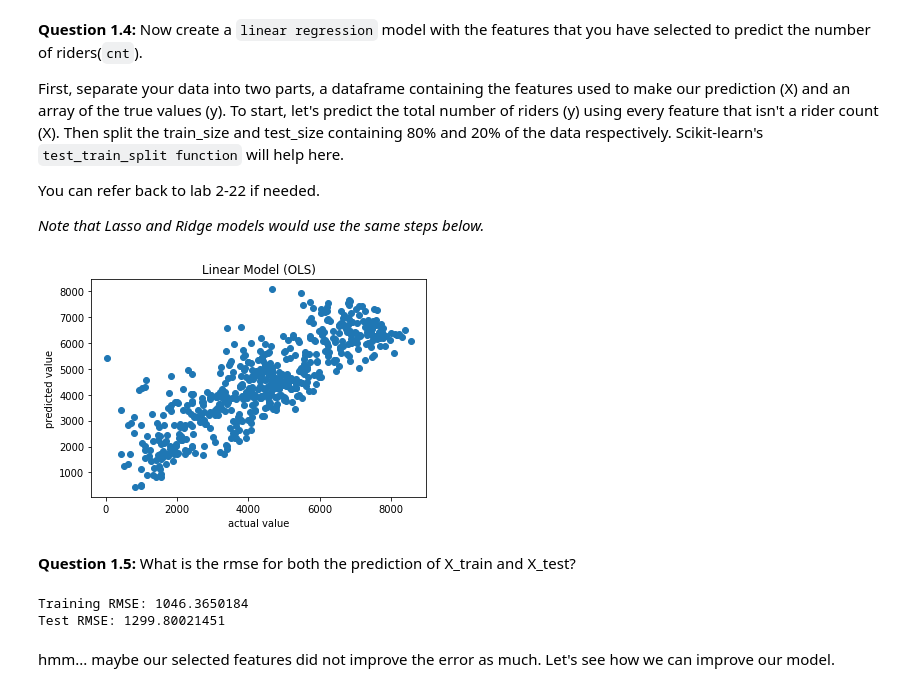
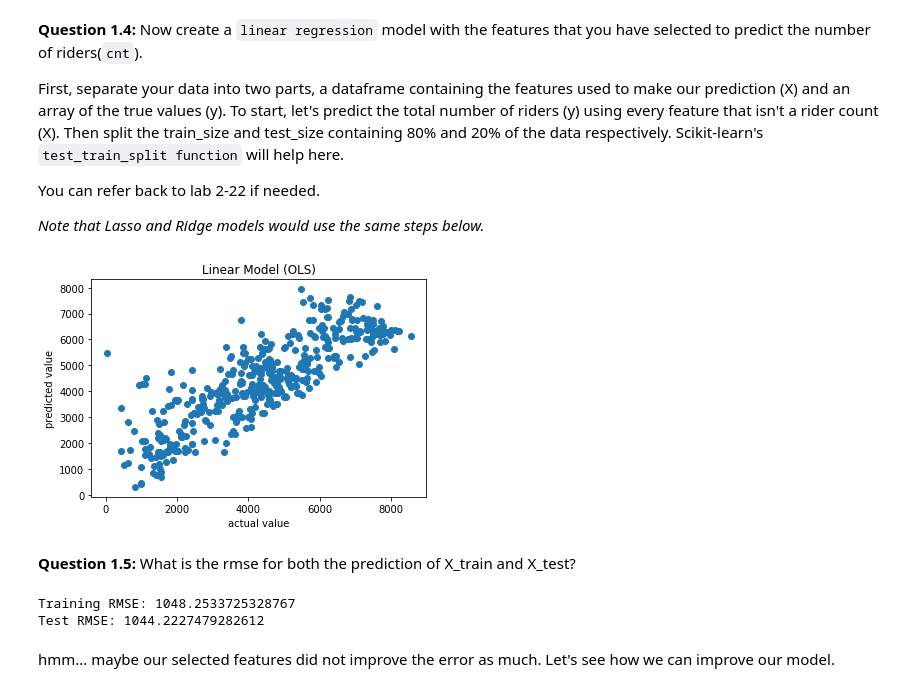
Before and after one commit to ds-modules/LEGALST-190, a Jupyter notebook: labs/4-17/4-17_Feature_Selection_SOLUTIONS.ipynb, the cells around one changed output. Saved outputs shown, nothing was run; the diff lists cells and outputs as text; code cells hidden in the pictures.

Commit message:
add validation split, rmv duplicate test-train splits

```diff
--- a/labs/4-17/4-17_Feature_Selection_SOLUTIONS.ipynb
+++ b/labs/4-17/4-17_Feature_Selection_SOLUTIONS.ipynb
@@ -73,10 +73,13 @@ y = bike['cnt']
 # set the random seed
 np.random.seed(10)
 
-# split the data with a 0.80 and 0.20 proportion respectively for train size and test size
+# split the data with 0.20 proportion for test size
 # train_test_split returns 4 values: X_train, X_test, y_train, y_test
-X_train, X_test, y_train, y_test = train_test_split(X, y,
+X, X_test, y, y_test = train_test_split(X, y,
                                                     train_size=0.80, test_size=0.20)
+# split the remaining data with 0.75 proportion for train size and 0.25 for validation size
+X_train, X_val, y_train, y_val = train_test_split(X, y,
+                                                    train_size=0.75, test_size=0.25)
 
 # create a linear regression model
 first_model_reg = LinearRegression()
@@ -87,8 +90,8 @@ first_model = first_model_reg.fit(X_train, y_train)
 #predict X_train using your model
 first_pred = first_model.predict(X_train)
 
-#predict X_test using your model
-test_pred = first_model.predict(X_test)
+#predict X_val using your model
+val_pred = first_model.predict(X_val)
 # %% [markdown]
 In order to check the error between the predicted values and the actual values, I have defined the root mean square error for you. Recall that the equation is the mean squared error of a predicted set of values.
 # %%
@@ -142,53 +145,43 @@ First, separate your data into two parts, a dataframe containing the features us
 You can refer back to lab 2-22 if needed.
 
 *Note that Lasso and Ridge models would use the same steps below.*
-# %%
-# the features used to predict riders
-X = bike[features]
-
-# the number of riders
-y = bike['cnt']
-
-# set the random seed
-np.random.seed(10)
-
-# split the data
-# train_test_split returns 4 values: X_train, X_test, y_train, y_test
-X_train, X_test, y_train, y_test = train_test_split(X, y,
-                                                    train_size=0.80, test_size=0.20)
+# %%
+# the features used to predict riders
+X_train_my_feats = X_train[features]
+X_val_my_feats = X_val[features]
 # %%
 lin_reg = LinearRegression()
 
 # fit the model
-lin_model = lin_reg.fit(X_train, y_train)
+lin_model = lin_reg.fit(X_train_my_feats, y_train)
 # %%
 # predict the number of riders
 
-lin_pred = lin_model.predict(X_train)
+lin_pred = lin_model.predict(X_train_my_feats)
 
 # plot the residuals on a scatter plot
 plt.scatter(y_train, lin_pred)
 
 plt.title('Linear Model (OLS)')
 plt.xlabel('actual value')
 plt.ylabel('predicted value')
 plt.show()
 # %% [output]
-[figure, old version]
+[figure, new version]
 # %% [markdown]
 **Question 1.5:** What is the rmse for both the prediction of X_train and X_test?
 # %%
 #predict your X_test here
-lin_test_pred = lin_model.predict(X_test)
+lin_val_pred = lin_model.predict(X_val_my_feats)
 
 second_train_error = rmse(lin_pred, y_train)
-second_test_error = rmse(lin_test_pred, y_test)
+second_val_error = rmse(lin_val_pred, y_val)
 
 print("Training RMSE:", second_train_error)
-print("Test RMSE:", second_test_error)
+print("Test RMSE:", second_val_error)
 # %% [output]
-Training RMSE: 1046.3650184
-Test RMSE: 1299.80021451
+Training RMSE: 1048.2533725328767
+Test RMSE: 1044.2227479282612
 # %% [markdown]
 hmm... maybe our selected features did not improve the error as much. Let's see how we can improve our model.
 # %% [markdown]
```
Also changed, not shown: parts of 18 cells of this notebook.
